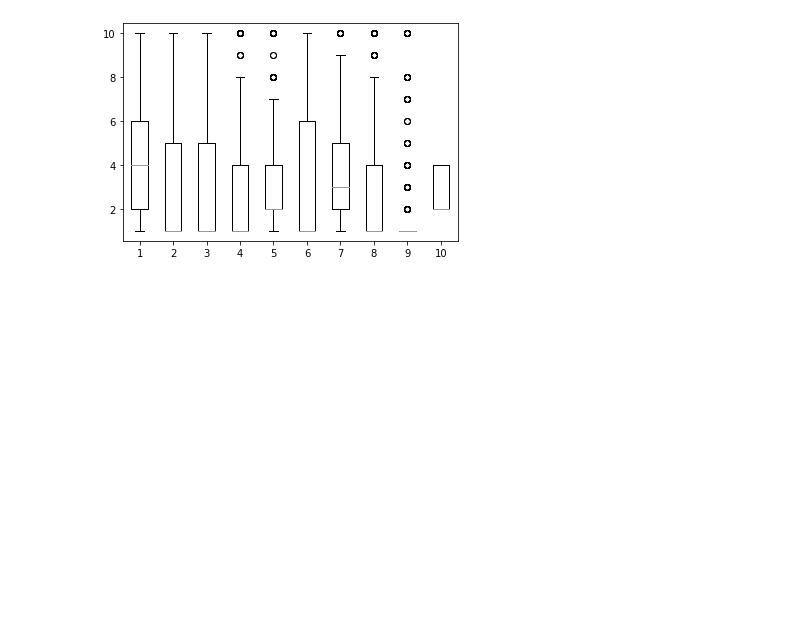
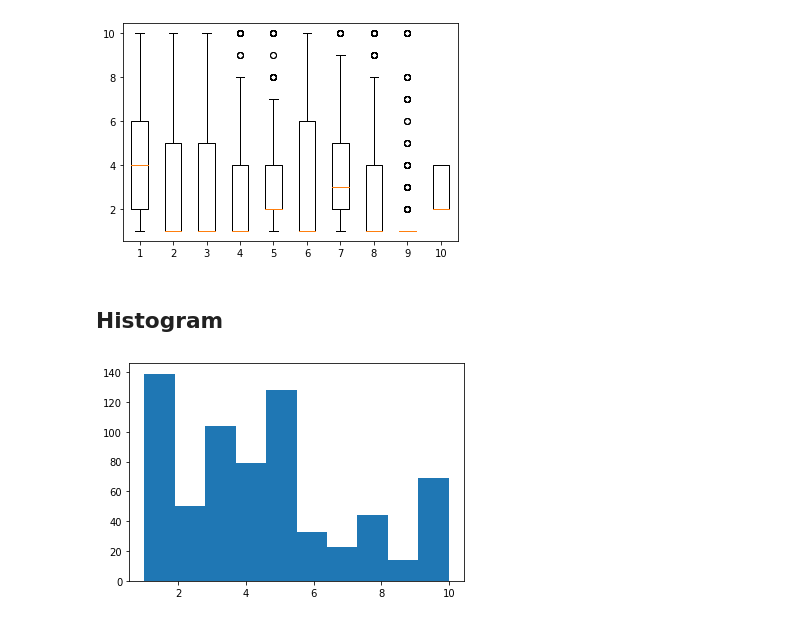
Before and after one commit to kyle-joseph/dss-lab-assignment-3, a Jupyter notebook: breast_cancer_winconsin.ipynb, the cells around one changed output. Drawn from its saved outputs; the diff is of its cells as text; code cells hidden in the pictures; blank space fills up the shorter version.

Commit message:
Added histogram

```diff
--- a/breast_cancer_winconsin.ipynb
+++ b/breast_cancer_winconsin.ipynb
@@ -297,3 +297,10 @@ dataset['mitoses'], dataset['class']])
 plt.show()
 # %% [output]
 [figure]
+# %% [markdown]
+## **Histogram**
+# %%
+plt.hist([dataset['clump_thickness']])
+plt.show()
+# %% [output]
+[figure, added]
```
Also changed, not shown: parts of 9 cells of this notebook.
